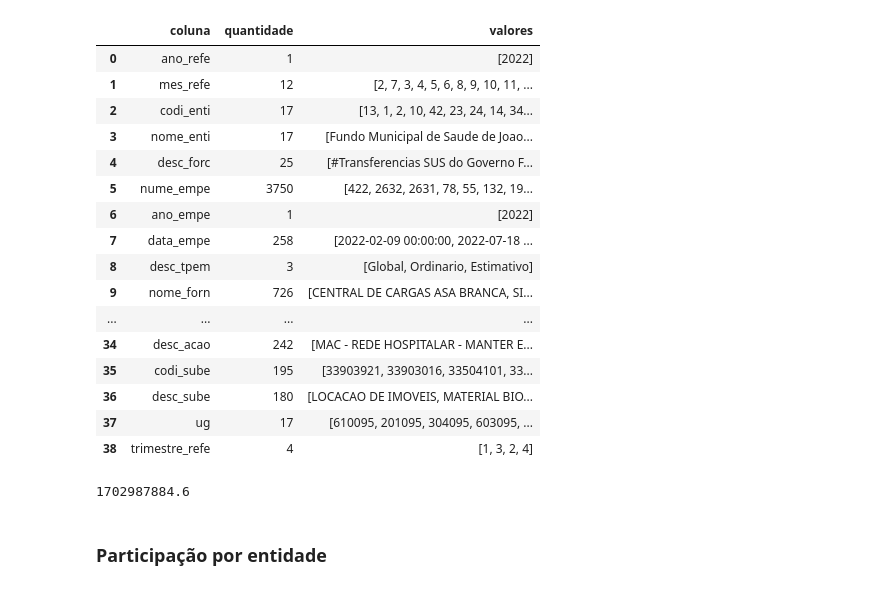
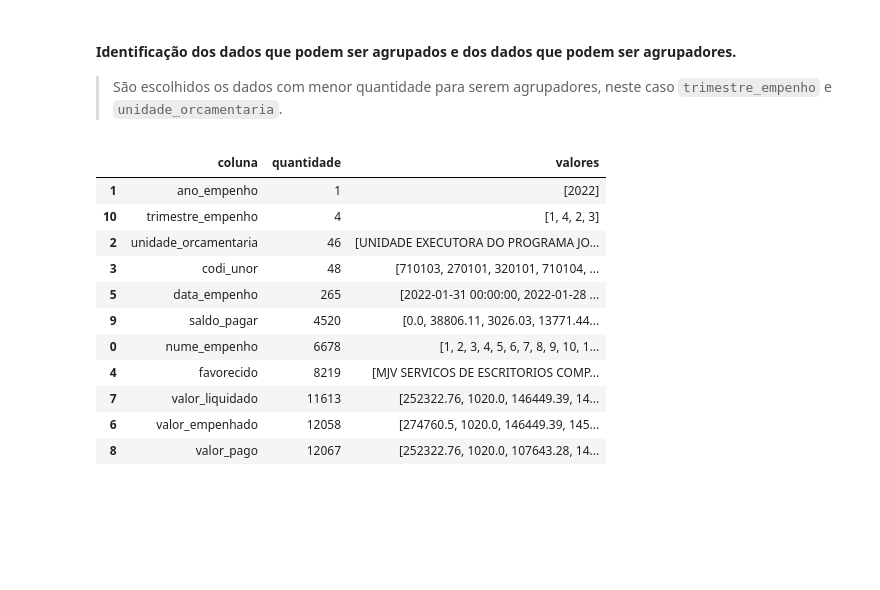
Before and after one commit to AIDA-Uniesp/analise_exploratoria_despesas_joao_pessoa, a Jupyter notebook: exploratoria_despesas.ipynb, the cells around one changed output. Drawn from its saved outputs; the diff is of its cells as text; code cells hidden in the pictures; blank space fills up the shorter version.

```diff
--- a/exploratoria_despesas.ipynb
+++ b/exploratoria_despesas.ipynb
@@ -25,8 +28,6 @@ Note: you may need to restart the kernel to use updated packages.
 # %%
-# Read data
+# Leitura dos dados
 pd.set_option("float_format",'{:.2f}'.format)
-df = pd.read_csv(filepath_or_buffer='./data/2022.csv', sep=';', low_memory=False)
-df = df.drop(["sald_ante","valo_orca","tota_cred","nume_proc_lici","nume_proc","nume_lici"], axis=1)
-df = df[df.columns[:-1]]
-df.head(3)
+df = pd.read_csv(filepath_or_buffer='./data/2022.csv', sep='|', low_memory=False)
+df.head(5)
 # %% [output]
@@ -38,6 +40,6 @@ df.head(3)
 # %%
-# Conversão de valores
-df["data_empe"] = pd.to_datetime(df["data_empe"])
-df["trimestre_refe"] = df["data_empe"].dt.quarter
-df.dtypes
+# Análise dos tipos disponíveis
+df["data_empenho"] = pd.to_datetime(df["data_empenho"])
+df["trimestre_empenho"] = df["data_empenho"].dt.quarter
+df.info()
 # %% [output]
@@ -61,33 +67,26 @@ dtype: object
+# %% [markdown]
+#### Identificação dos dados que podem ser agrupados e dos dados que podem ser agrupadores.
+
+> São escolhidos os dados com menor quantidade para serem agrupadores, neste caso `trimestre_empenho` e `unidade_orcamentaria`.
 # %%
+# verificação de dados únicos
 valores_unicos = pd.DataFrame(map(lambda columnn:
     {
         "coluna": columnn,
         "quantidade": df[columnn].nunique(),
         "valores": df[columnn].unique()
-    } ,df.columns))
+    } ,df.columns)).sort_values("quantidade")
 valores_unicos
 # %% [output]
 |  | coluna | quantidade | valores |
-| 0 | ano_refe | 1 | [2022] |
-| 1 | mes_refe | 12 | [2, 7, 3, 4, 5, 6, 8, 9, 10, 11, ... |
-| 2 | codi_enti | 17 | [13, 1, 2, 10, 42, 23, 24, 14, 34... |
-| 3 | nome_enti | 17 | [Fundo Municipal de Saude de Joao... |
-| 4 | desc_forc | 25 | [#Transferencias SUS do Governo F... |
-| 5 | nume_empe | 3750 | [422, 2632, 2631, 78, 55, 132, 19... |
-| 6 | ano_empe | 1 | [2022] |
-| 7 | data_empe | 258 | [2022-02-09 00:00:00, 2022-07-18 ... |
-| 8 | desc_tpem | 3 | [Global, Ordinario, Estimativo] |
-| 9 | nome_forn | 726 | [CENTRAL DE CARGAS ASA BRANCA, SI... |
-| ... | ... | ... | ... |
-| 34 | desc_acao | 242 | [MAC - REDE HOSPITALAR - MANTER E... |
-| 35 | codi_sube | 195 | [33903921, 33903016, 33504101, 33... |
-| 36 | desc_sube | 180 | [LOCACAO DE IMOVEIS, MATERIAL BIO... |
-| 37 | ug | 17 | [610095, 201095, 304095, 603095, ... |
-| 38 | trimestre_refe | 4 | [1, 3, 2, 4] |
+| 1 | ano_empenho | 1 | [2022] |
+| 10 | trimestre_empenho | 4 | [1, 4, 2, 3] |
+| 2 | unidade_orcamentaria | 46 | [UNIDADE EXECUTORA DO PROGRAMA JO... |
+| 3 | codi_unor | 48 | [710103, 270101, 320101, 710104, ... |
+| 5 | data_empenho | 265 | [2022-01-31 00:00:00, 2022-01-28 ... |
+| 9 | saldo_pagar | 4520 | [0.0, 38806.11, 3026.03, 13771.44... |
+| 0 | nume_empenho | 6678 | [1, 2, 3, 4, 5, 6, 7, 8, 9, 10, 1... |
+| 4 | favorecido | 8219 | [MJV SERVICOS DE ESCRITORIOS COMP... |
+| 7 | valor_liquidado | 11613 | [252322.76, 1020.0, 146449.39, 14... |
+| 6 | valor_empenhado | 12058 | [274760.5, 1020.0, 146449.39, 145... |
+| 8 | valor_pago | 12067 | [252322.76, 1020.0, 107643.28, 14... |
-# %%
-total_despesa= df["valo_empe"].sum()
-total_despesa
-# %% [output]
-1702987884.6
-# %% [markdown]
-### Participação por entidade
```
Also changed, not shown: parts of 23 cells of this notebook, 1 other file.
